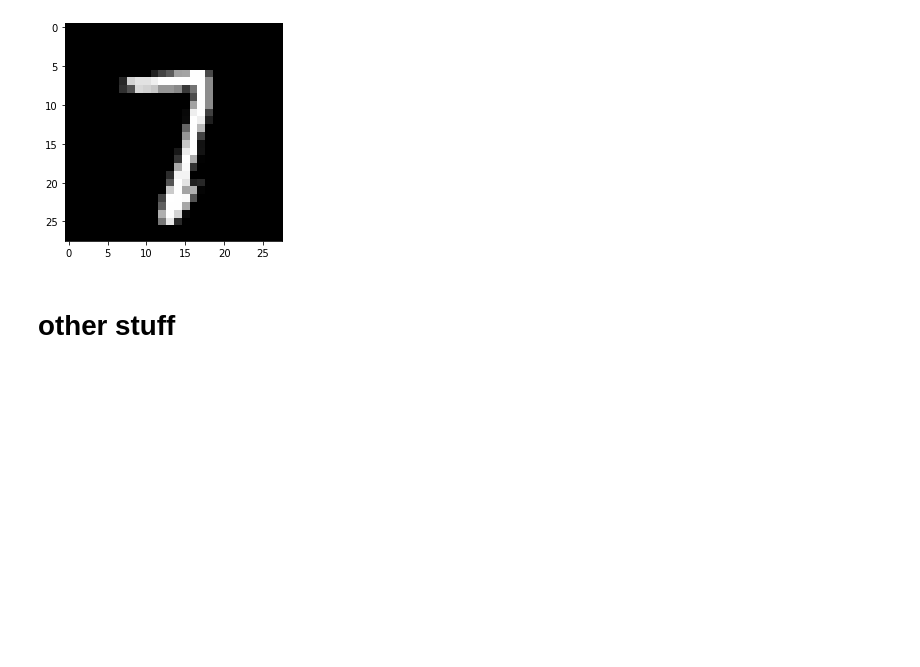
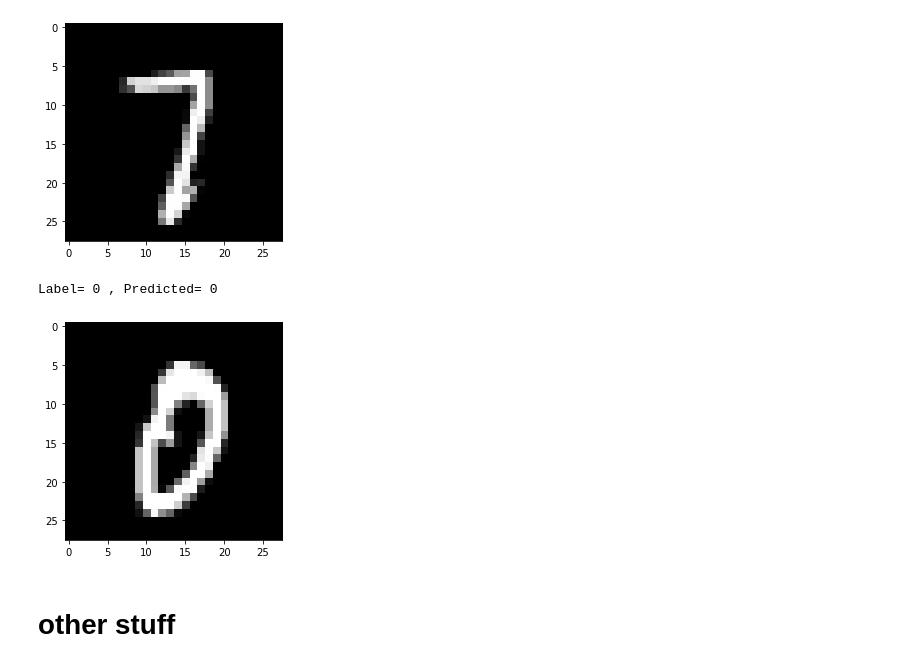
Before and after one commit to nicoleorzan/learning-pytorch, a Jupyter notebook: 3) Neural Network.ipynb, the cells around one changed output. Cells and saved outputs as stored; diff of their text form; code cells hidden in the pictures; blank space fills up the shorter version.

```diff
--- a/3) Neural Network.ipynb
+++ b/3) Neural Network.ipynb
@@ -257,6 +267,15 @@ print("Label=", label, ", Predicted=", out)
 # %% [output]
 Label= 7 , Predicted= 7
 [figure]
+# %%
+img, label = test_ds[346]
+plt.imshow(img[0], cmap='gray')
+
+out = predict_img(img, model)
+print("Label=", label, ", Predicted=", out)
+# %% [output]
+Label= 0 , Predicted= 0
+[figure, added]
 # %% [markdown]
 # other stuff
 # %%
```
Also changed, not shown: parts of 8 cells of this notebook.
